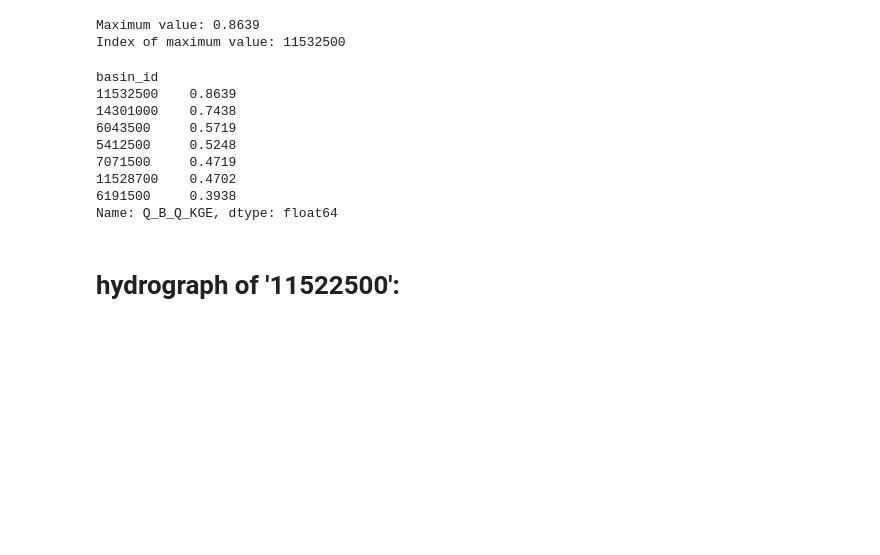
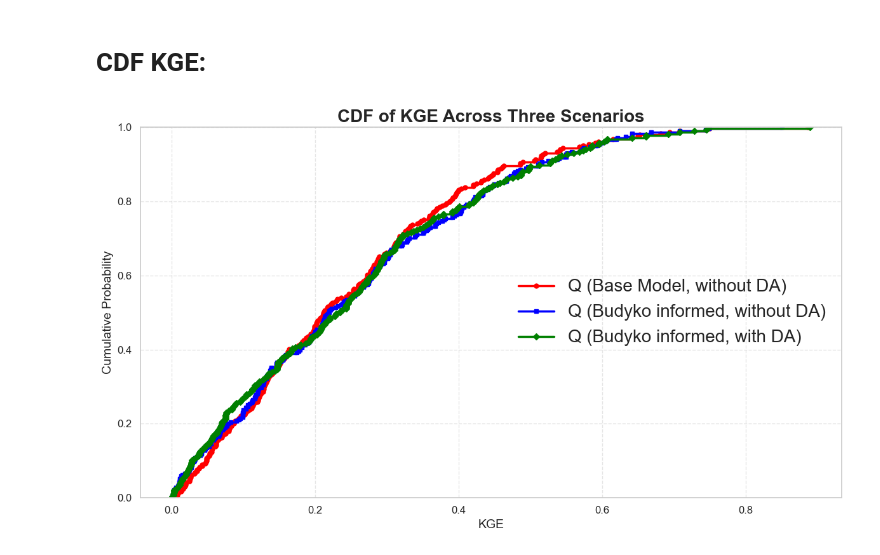
Before and after one commit to Habte1345/Bayesian_DA_Budyko_modeling, a Jupyter notebook: notebooks/notebook.ipynb, the cells around one changed output. Drawn from its saved outputs; the diff is of its cells as text; code cells hidden in the pictures; blank space fills up the shorter version.

```diff
--- a/notebooks/notebook.ipynb
+++ b/notebooks/notebook.ipynb
@@ -74,25 +37,36 @@ plt.show()
-# %%
-max_value = df_clean['Q_B_Q_KGE'].max()
-max_index = df_clean['Q_B_Q_KGE'].idxmax()
-
-print("Maximum value:", max_value)
-print("Index of maximum value:", max_index)
-# %% [output]
-Maximum value: 0.8639
-Index of maximum value: 11532500
-# %%
-top5 = df_clean['Q_B_Q_KGE'].nlargest(7)
-print(top5)
-# %% [output]
-basin_id
-11532500    0.8639
-14301000    0.7438
-6043500     0.5719
-5412500     0.5248
-7071500     0.4719
-11528700    0.4702
-6191500     0.3938
-Name: Q_B_Q_KGE, dtype: float64
-# %% [markdown]
-# hydrograph of '11522500':
+# %% [markdown]
+# CDF KGE:
+# %%
+df_positive = df_clean[df_clean > 0]
+# Custom styling for lines
+# line_styles = ['-', '--', ':']
+markers = ['o', 's', 'D']
+colors = ['red', 'blue', 'green']
+labels = ['Q (Base Model, without DA)', 'Q (Budyko informed, without DA)', 'Q (Budyko informed, with DA)']
+# Plot CDF
+sns.set(style="whitegrid")
+plt.figure(figsize=(12,7))
+
+for i, col in enumerate(df_positive.columns):
+    sns.ecdfplot(
+        df_positive[col],
+        label=col,
+        linewidth=2.5,
+        # linestyle=line_styles[i],
+        color=colors[i],
+        marker=markers[i],
+        markersize=5
+    )
+
+plt.title("CDF of KGE Across Three Scenarios", fontsize=20, fontweight='bold')
+plt.xlabel("KGE", fontsize=14)
+plt.ylabel("Cumulative Probability", fontsize=14)
+plt.xticks(fontsize=12)
+plt.yticks(fontsize=12)
+plt.grid(True, linestyle='--', alpha=0.5)
+plt.legend(fontsize=20,loc='center right', labels=labels, frameon=False)
+plt.tight_layout()
+plt.show()
+# %% [output]
+[figure, added]
 # %%
```
Also changed, not shown: parts of 12 cells of this notebook.
